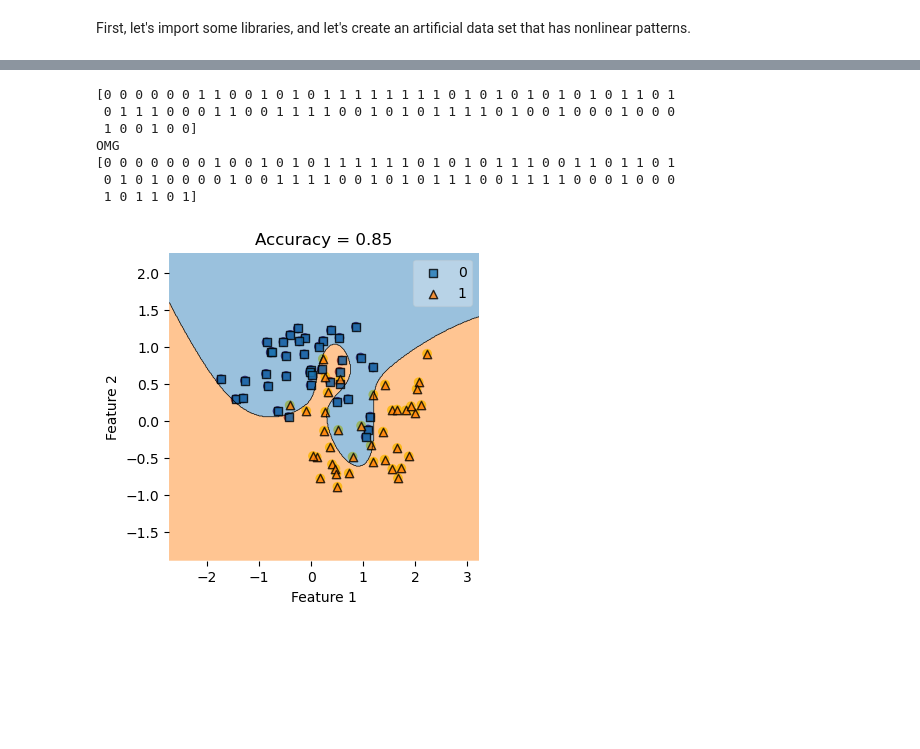
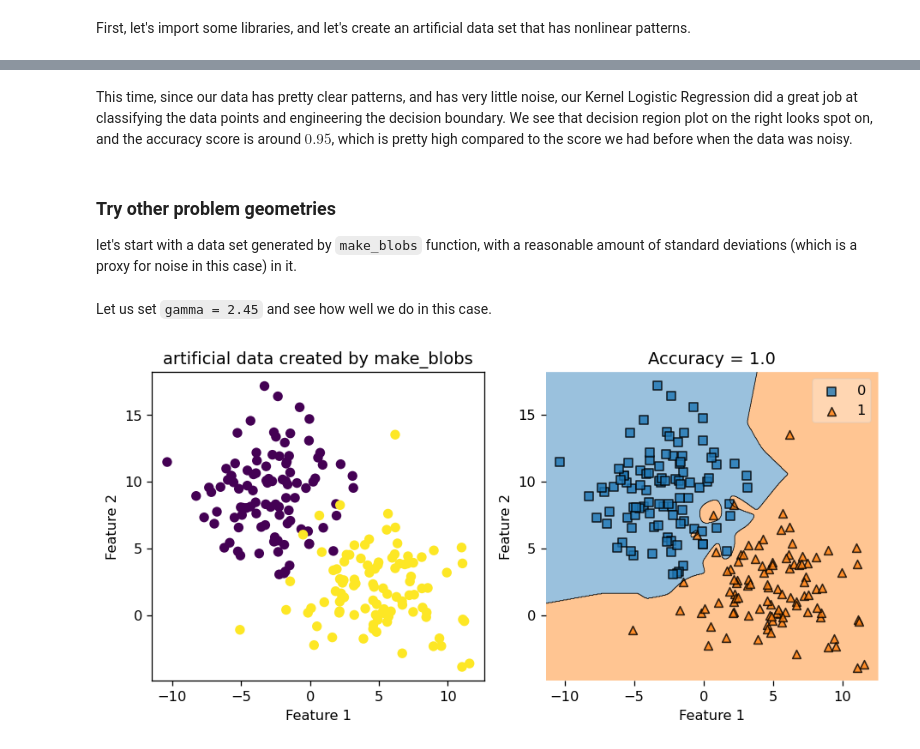
Before and after one commit to Xianzhiwang1/CS0451-page-site, a Jupyter notebook: posts/my-blog-post-03-kernel-logistic/index.ipynb, the cells around one changed output, grey strips where cells are left out. Saved outputs shown, nothing was run; the diff lists cells and outputs as text; code cells hidden in the pictures; blank space fills up the shorter version.

```diff
--- a/posts/my-blog-post-03-kernel-logistic/index.ipynb
+++ b/posts/my-blog-post-03-kernel-logistic/index.ipynb
@@ -118,0 +148,4 @@ print(yy)
+# %%
+from matplotlib import pyplot as plt
+plt.rcParams["figure.figsize"] = (8,4)
+X_cir, y_cir = make_circles(200, shuffle = True, noise = 0.8)
@@ -118,0 +154,4 @@ print(yy)
+# %%
+from kernel_logistic import KLR
+KLR = KLR(rbf_kernel, gamma = 1.8)
+KLR.fit(X_cir, y_cir)
@@ -119,33 +217,30 @@ print(yy)
+# %% [markdown]
+This time, since our data has pretty clear patterns, and has very little noise, our Kernel Logistic Regression did a great job at classifying the data points and engineering the decision boundary. We see that decision region plot on the right looks spot on, and the accuracy score is around $0.95$, which is pretty high compared to the score we had before when the data was noisy.
+# %% [markdown]
+### Try other problem geometries
+let's start with a data set generated by `make_blobs` function, with a reasonable amount of standard deviations (which is a proxy for noise in this case) in it.
+# %%
+X, y = make_blobs(n_samples = 200, centers = 2, n_features = 2, cluster_std=3, random_state=42)
+# %% [markdown]
+Let us set `gamma = 2.45` and see how well we do in this case.
+# %%
+from kernel_logistic import KLR
+KLR3 = KLR(rbf_kernel, gamma = 2.45)
+KLR3.fit(X, y)
 # %%
-
-np.random.seed(42)
-np.seterr(all="ignore")
-
-from sklearn.linear_model import LogisticRegression
-from mlxtend.plotting import plot_decision_regions
-
-X, y = make_moons(80, shuffle = True, noise = 0.3)
-plt.scatter(X[:,0], X[:,1], c = y)
-labels = plt.gca().set(xlabel = "Feature 1", ylabel = "Feature 2")
-
-KLR.fit(X, y)
+from matplotlib import pyplot as plt
+plt.rcParams["figure.figsize"] = (8,4)
+fig, axarr = plt.subplots(1,2)
+axarr[0].scatter(X[:,0], X[:,1], c = y)
+axarr[0].set(xlabel = "Feature 1", ylabel = "Feature 2", title = "artificial data created by make_blobs")
 
 
-plot_decision_regions(X, y, clf = KLR)
-yourpredict = KLR.predict(X)
-title = plt.gca().set(title = f"Accuracy = {(yourpredict == y).mean()}",
+axarr[1].plot()
+plot_decision_regions(X, y, clf = KLR3)
+yourpredict = KLR3.predict(X)
+axarr[1].set(title = f"Accuracy = {(yourpredict == y).mean()}",
                       xlabel = "Feature 1",
                       ylabel = "Feature 2")
-
-print(KLR.predict(X))
-print("OMG")
-print(y)
+plt.tight_layout()
 # %% [output]
-[0 0 0 0 0 0 1 1 0 0 1 0 1 0 1 1 1 1 1 1 1 1 0 1 0 1 0 1 0 1 0 1 0 1 1 0 1
- 0 1 1 1 0 0 0 1 1 0 0 1 1 1 1 0 0 1 0 1 0 1 1 1 1 0 1 0 0 1 0 0 0 1 0 0 0
- 1 0 0 1 0 0]
-OMG
-[0 0 0 0 0 0 0 1 0 0 1 0 1 0 1 1 1 1 1 1 0 1 0 1 0 1 1 1 0 0 1 1 0 1 1 0 1
- 0 1 0 1 0 0 0 0 1 0 0 1 1 1 1 0 0 1 0 1 0 1 1 1 0 0 1 1 1 1 0 0 0 1 0 0 0
- 1 0 1 1 0 1]
-[figure, old version]
+[figure, new version]
```
Also changed, not shown: parts of 40 cells of this notebook, 1 other file.
